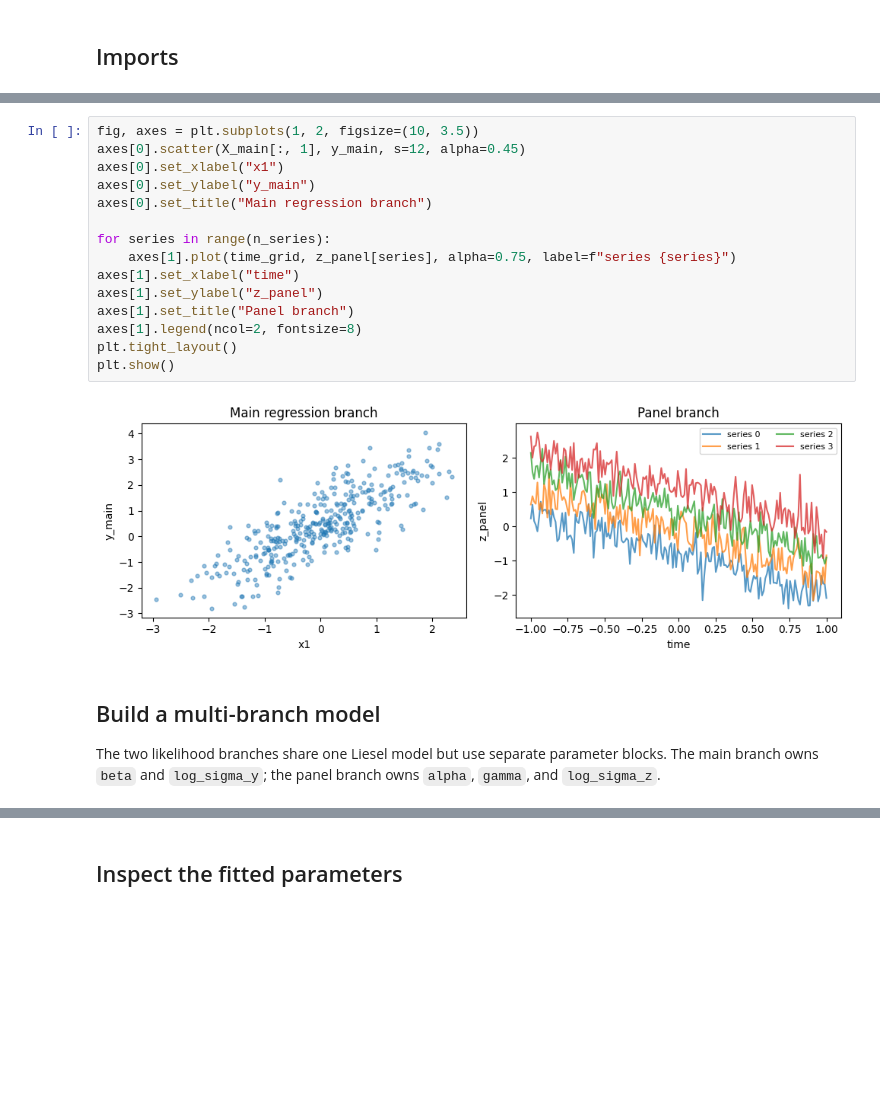
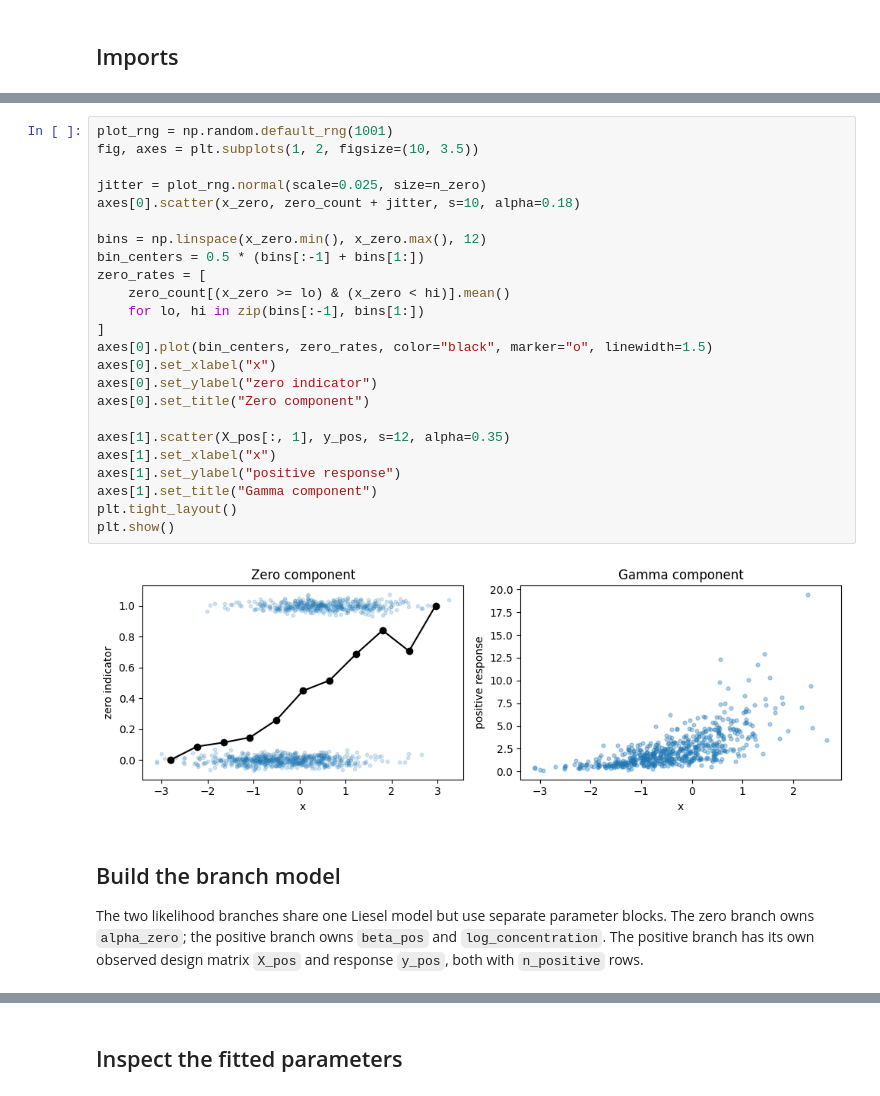
Before and after one commit to liesel-devs/liesel, a Jupyter notebook: docs/source/tutorials/notebooks/10-liesel-optim-advanced.ipynb, the cells around one changed output, grey strips where cells are left out. Drawn from its saved outputs; the diff is of its cells as text; blank space fills up the shorter version.

```diff
--- a/docs/source/tutorials/notebooks/10-liesel-optim-advanced.ipynb
+++ b/docs/source/tutorials/notebooks/10-liesel-optim-advanced.ipynb
@@ -51,22 +67,31 @@ z_panel = (
 # %%
+plot_rng = np.random.default_rng(1001)
 fig, axes = plt.subplots(1, 2, figsize=(10, 3.5))
-axes[0].scatter(X_main[:, 1], y_main, s=12, alpha=0.45)
-axes[0].set_xlabel("x1")
-axes[0].set_ylabel("y_main")
-axes[0].set_title("Main regression branch")
 
-for series in range(n_series):
-    axes[1].plot(time_grid, z_panel[series], alpha=0.75, label=f"series {series}")
-axes[1].set_xlabel("time")
-axes[1].set_ylabel("z_panel")
-axes[1].set_title("Panel branch")
-axes[1].legend(ncol=2, fontsize=8)
+jitter = plot_rng.normal(scale=0.025, size=n_zero)
+axes[0].scatter(x_zero, zero_count + jitter, s=10, alpha=0.18)
+
+bins = np.linspace(x_zero.min(), x_zero.max(), 12)
+bin_centers = 0.5 * (bins[:-1] + bins[1:])
+zero_rates = [
+    zero_count[(x_zero >= lo) & (x_zero < hi)].mean()
+    for lo, hi in zip(bins[:-1], bins[1:])
+]
+axes[0].plot(bin_centers, zero_rates, color="black", marker="o", linewidth=1.5)
+axes[0].set_xlabel("x")
+axes[0].set_ylabel("zero indicator")
+axes[0].set_title("Zero component")
+
+axes[1].scatter(X_pos[:, 1], y_pos, s=12, alpha=0.35)
+axes[1].set_xlabel("x")
+axes[1].set_ylabel("positive response")
+axes[1].set_title("Gamma component")
 plt.tight_layout()
 plt.show()
 # %% [output]
-[figure, old version]
+[figure, new version]
 # %% [markdown]
-## Build a multi-branch model
+## Build the branch model
 
-The two likelihood branches share one Liesel model but use separate parameter blocks. The main branch owns `beta` and `log_sigma_y`; the panel branch owns `alpha`, `gamma`, and `log_sigma_z`.
+The two likelihood branches share one Liesel model but use separate parameter blocks. The zero branch owns `alpha_zero`; the positive branch owns `beta_pos` and `log_concentration`. The positive branch has its own observed design matrix `X_pos` and response `y_pos`, both with `n_positive` rows.
 # %%
```
Also changed, not shown: parts of 19 cells of this notebook, 1 other file.
